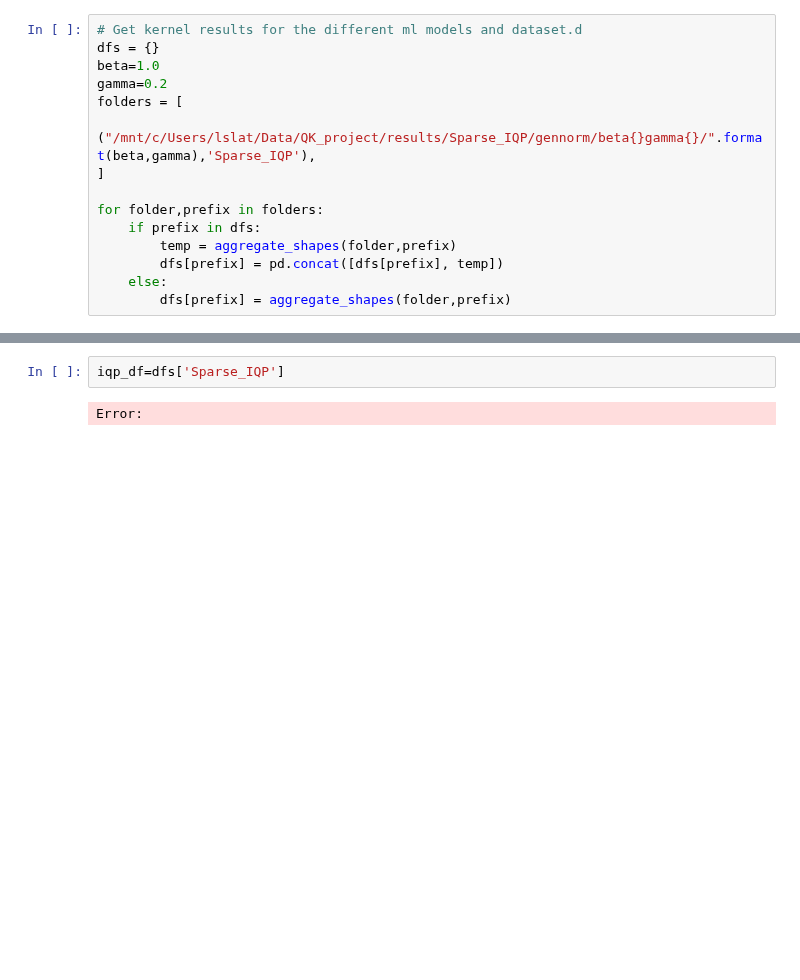
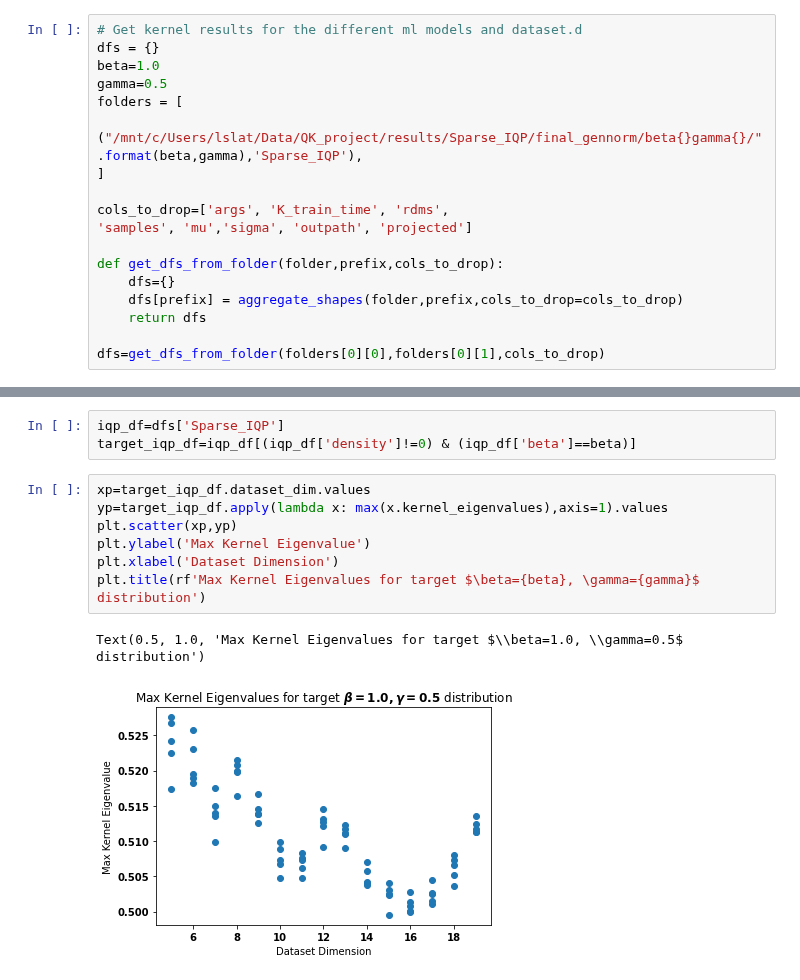
Before and after one commit to lslattery11/quantum_kernel, a Jupyter notebook: notebooks/data_visualization/iqp_gd_scaling_final.ipynb, the cells around one changed output, grey strips where cells are left out. Drawn from its saved outputs; the diff is of its cells as text; blank space fills up the shorter version.

```diff
--- a/notebooks/data_visualization/iqp_gd_scaling_final.ipynb
+++ b/notebooks/data_visualization/iqp_gd_scaling_final.ipynb
@@ -40,14 +38,17 @@ Error:
 # Get kernel results for the different ml models and dataset.d
 dfs = {}
 beta=1.0
-gamma=0.2
+gamma=0.5
 folders = [
-    ("/mnt/c/Users/lslat/Data/QK_project/results/Sparse_IQP/gennorm/beta{}gamma{}/".format(beta,gamma),'Sparse_IQP'),
+    ("/mnt/c/Users/lslat/Data/QK_project/results/Sparse_IQP/final_gennorm/beta{}gamma{}/".format(beta,gamma),'Sparse_IQP'),
 ]
 
-for folder,prefix in folders:
-    if prefix in dfs:
-        temp = aggregate_shapes(folder,prefix)
-        dfs[prefix] = pd.concat([dfs[prefix], temp])
-    else:
-        dfs[prefix] = aggregate_shapes(folder,prefix)
+cols_to_drop=['args', 'K_train_time', 'rdms',
+'samples', 'mu','sigma', 'outpath', 'projected']
+
+def get_dfs_from_folder(folder,prefix,cols_to_drop):
+    dfs={}
+    dfs[prefix] = aggregate_shapes(folder,prefix,cols_to_drop=cols_to_drop)
+    return dfs
+
+dfs=get_dfs_from_folder(folders[0][0],folders[0][1],cols_to_drop)
@@ -60,4 +57,13 @@ Error:
-# %%
-iqp_df=dfs['Sparse_IQP']
-# %% [output]
-Error:
+# %%
+iqp_df=dfs['Sparse_IQP']
+target_iqp_df=iqp_df[(iqp_df['density']!=0) & (iqp_df['beta']==beta)]
+# %%
+xp=target_iqp_df.dataset_dim.values
+yp=target_iqp_df.apply(lambda x: max(x.kernel_eigenvalues),axis=1).values
+plt.scatter(xp,yp)
+plt.ylabel('Max Kernel Eigenvalue')
+plt.xlabel('Dataset Dimension')
+plt.title(rf'Max Kernel Eigenvalues for target $\beta={beta}, \gamma={gamma}$ distribution')
+# %% [output]
+Text(0.5, 1.0, 'Max Kernel Eigenvalues for target $\\beta=1.0, \\gamma=0.5$ distribution')
+[figure, added]
```
Also changed, not shown: parts of 5 cells of this notebook, 2 other files.
